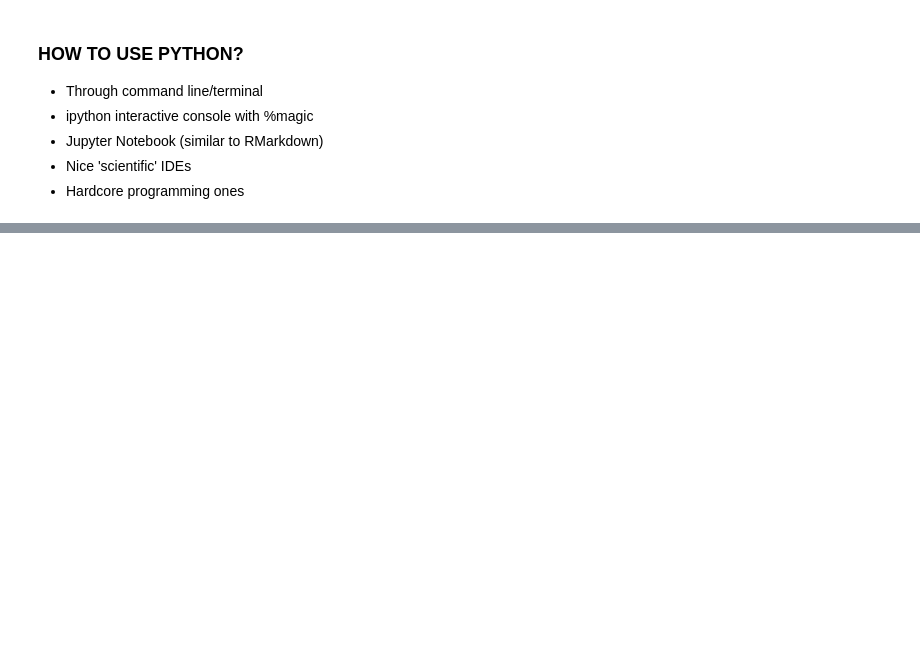
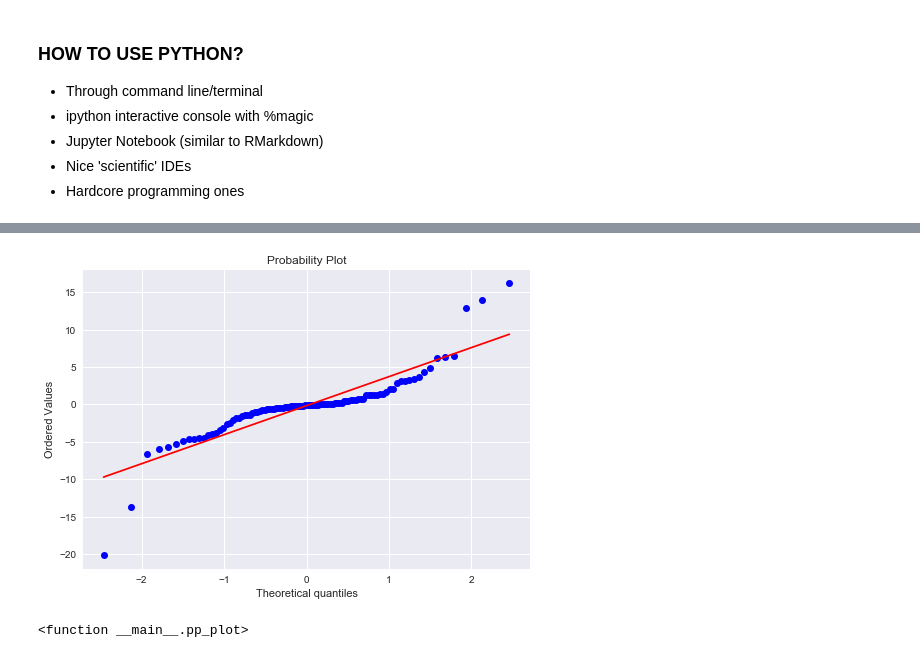
Before and after one commit to maciekszul/python_presentation, a Jupyter notebook: PythonBasics/python_intro.ipynb, the cells around one changed output, grey strips where cells are left out. Saved outputs shown, nothing was run; the diff lists cells and outputs as text; code cells hidden in the pictures; blank space fills up the shorter version.

Commit message:
final version
added pp plot and last slide

```diff
--- a/PythonBasics/python_intro.ipynb
+++ b/PythonBasics/python_intro.ipynb
@@ -132,2 +152,14 @@ interact(plot_norm, m=(0.1,1, 0.05), sd=(0.1,1, 0.05), K=(0.1,5, 0.05))
+# %%
+def pp_plot(n):
+    x = np.linspace(-4, 4, num=150)
+    dist_b = norm.rvs(loc=0, scale=1, size=100)
+    dist_b = [i * np.random.exponential(n) for i in dist_b]  # list comprehension
+    probplot(dist_b, dist=norm, sparams=(0,1), plot=plt)
+    plt.show()
+# %%
+interact(pp_plot, n=(0.1,6,0.1))
+# %% [output]
+[figure, added]
+<function __main__.pp_plot>
 # %% [markdown]
 # Thank you, and read the documentation
```
Also changed, not shown: parts of 9 cells of this notebook, 1 other file.
